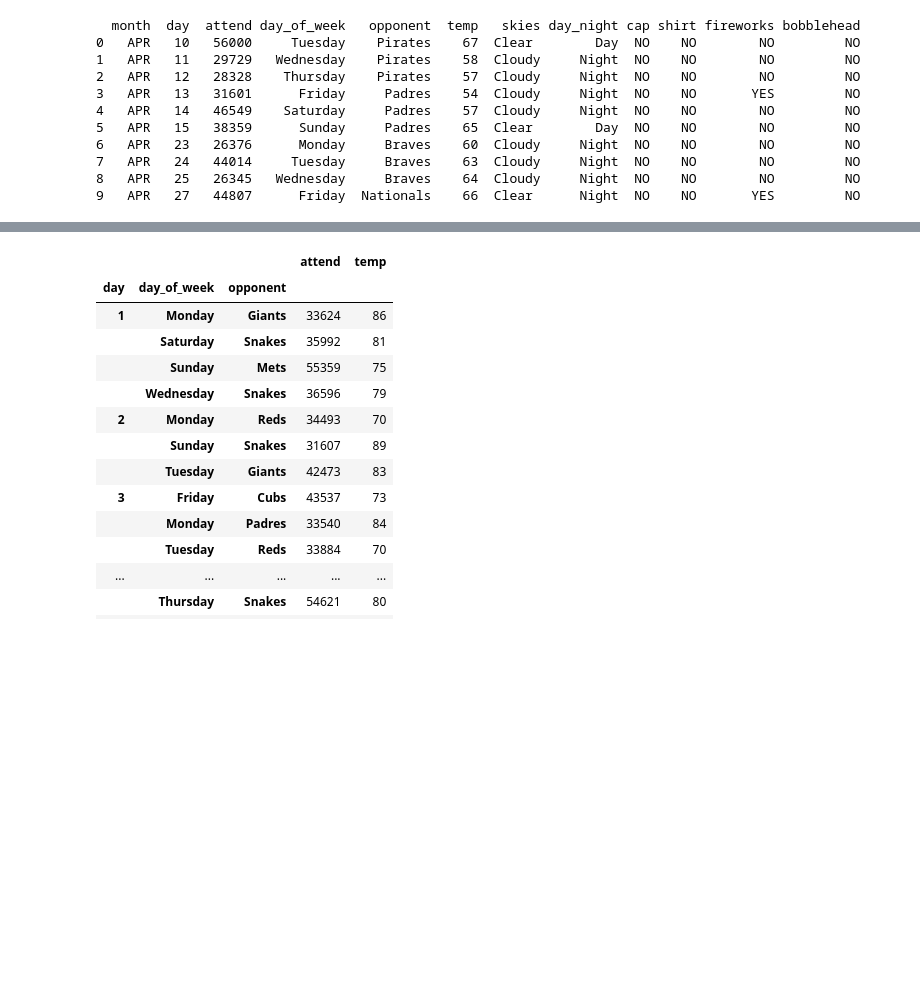
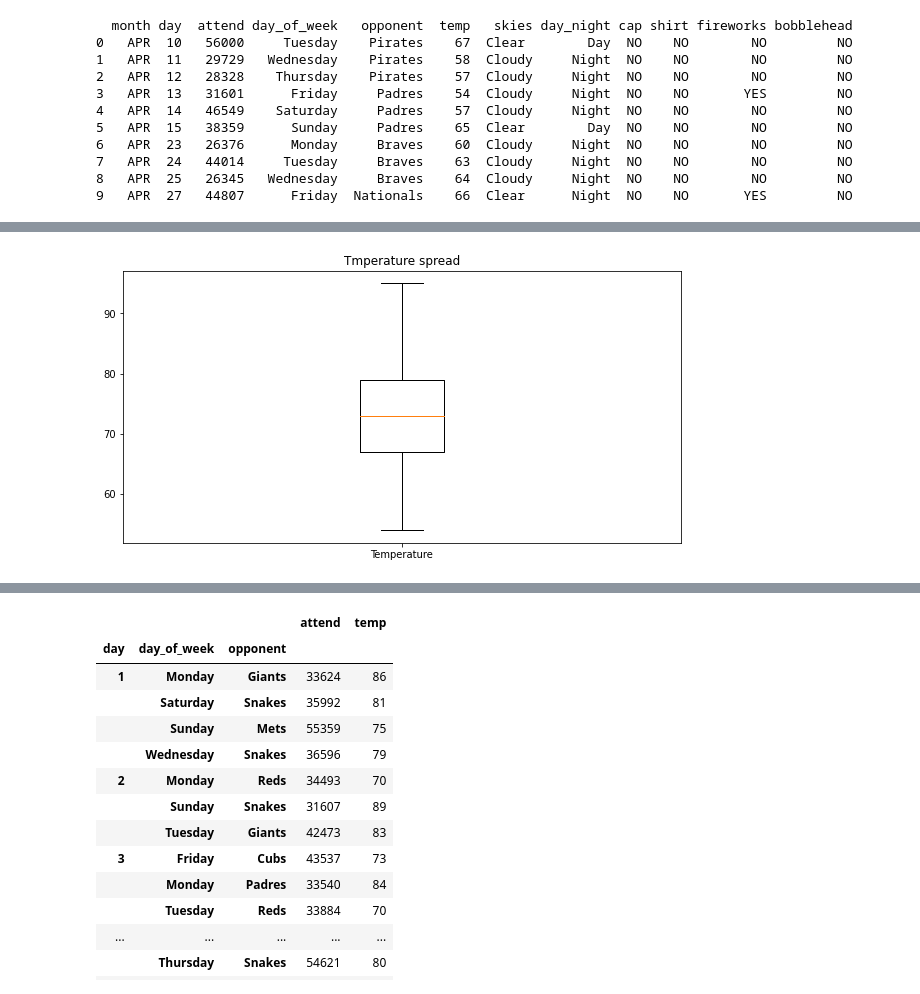
Before and after one commit to samantoz/bu_dsc, a Jupyter notebook: notebooks/DSC630/assign3.2.ipynb, the cells around one changed output, grey strips where cells are left out. Drawn from its saved outputs; the diff is of its cells as text; code cells hidden in the pictures; blank space fills up the shorter version.

```diff
--- a/notebooks/DSC630/assign3.2.ipynb
+++ b/notebooks/DSC630/assign3.2.ipynb
@@ -81,0 +170,16 @@ freq      18          13        9      62        66  79    78        67
+# %%
+# Box plot of the attendance of spectators
+# Understand the spread of the data
+# Spot outliers: Did not find any outliers
+# compare different distributions: did not do this opertion
+
+plt.figure(figsize=(10,5))
+# Set plot title
+plt.title('Tmperature spread')
+
+dataset = [dodgers_df.temp]
+plt.boxplot(dataset, labels=['Temperature'])
+
+plt.show()
+# %% [output]
+[figure, added]
```
Also changed, not shown: parts of 18 cells of this notebook, 1 other file.
